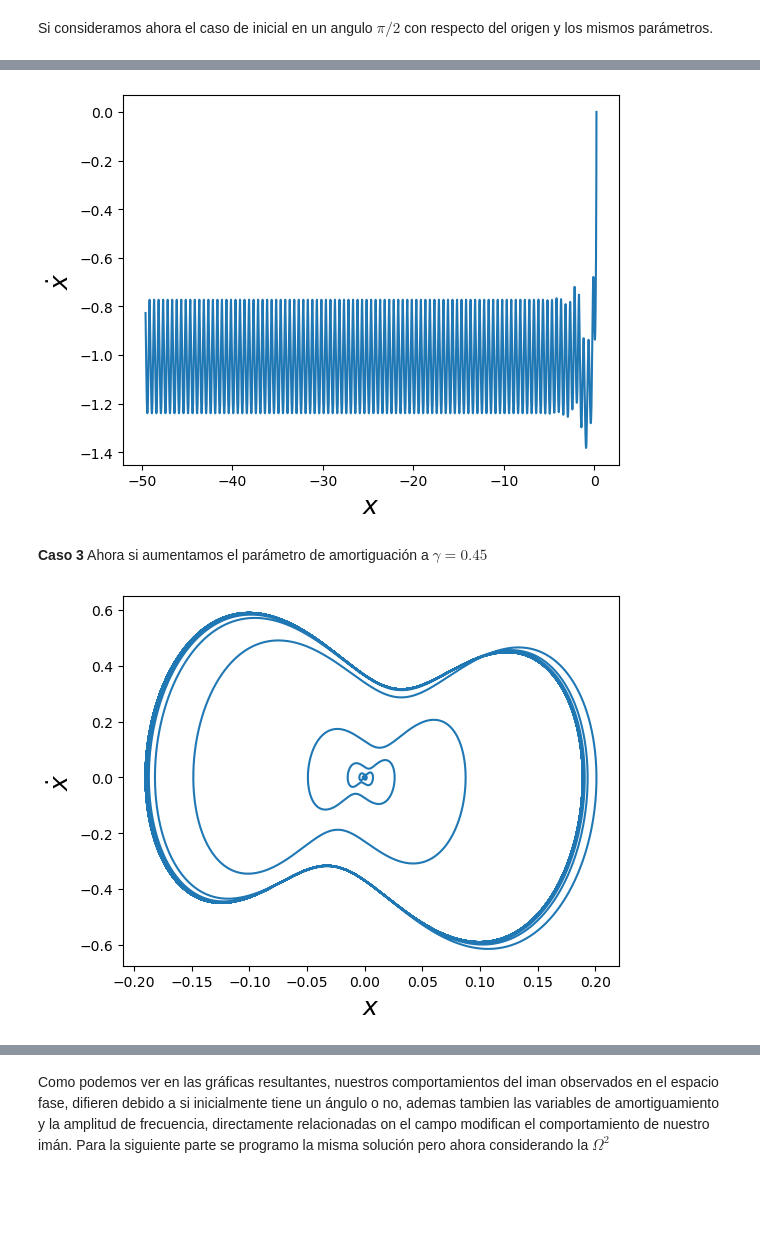
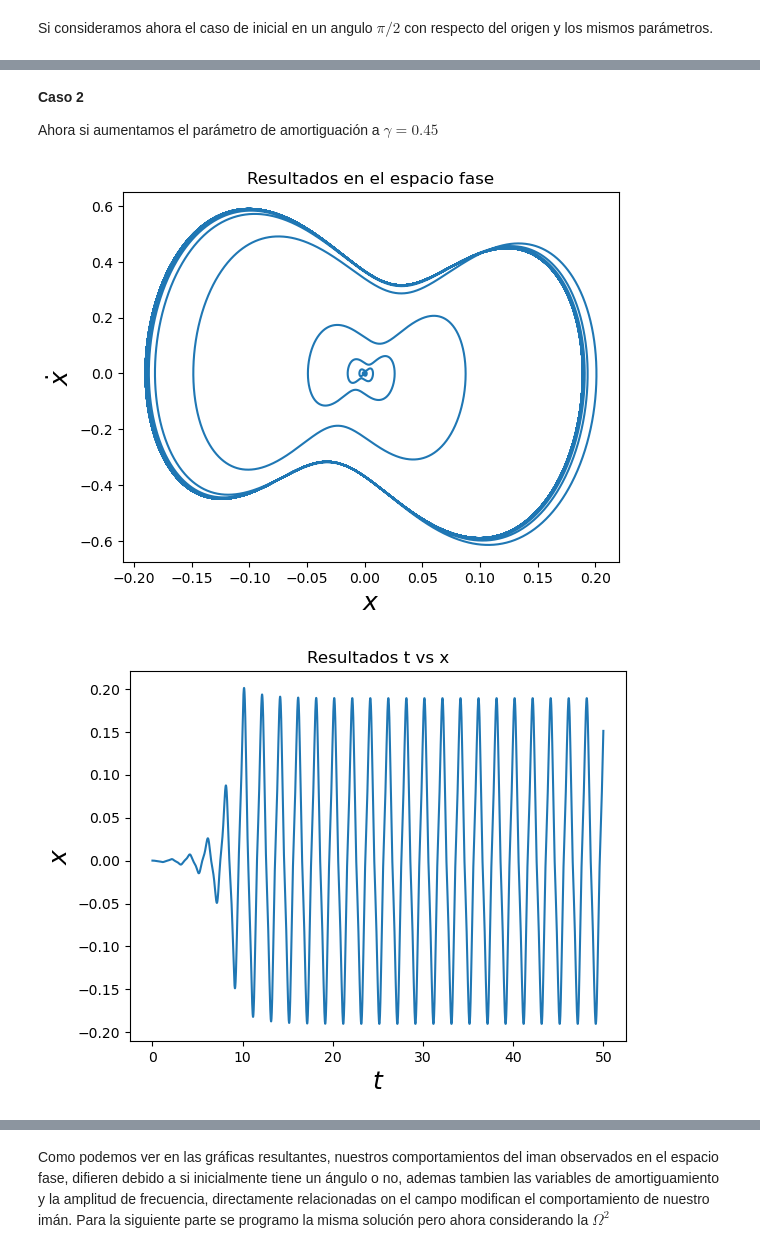
Before and after one commit to Arely00/ArelyGuadalupeJimenezDIaz-mn-2024, a Jupyter notebook: Proyecto Final.ipynb, the cells around one changed output, grey strips where cells are left out. Cells and saved outputs as stored; diff of their text form; code cells hidden in the pictures; blank space fills up the shorter version.

```diff
--- a/Proyecto Final.ipynb
+++ b/Proyecto Final.ipynb
@@ -227,11 +214,12 @@ Graf(0.5,0,0,0.001,100,0.35,0.89)
-# %%
-Graf(0.25,0,0,0.001,50,0.35,0.89)
-# %% [output]
-[figure, removed]
 # %% [markdown]
-**Caso 3**
+**Caso 2**
+
 Ahora si aumentamos el parámetro de amortiguación a $\gamma=0.45$
 # %%
 Graf(0,0,0,0.001,50,0.45,0.75)
+Graf0(0,0,0,0.001,50,0.45,0.75)
+
+Graf2(0,0,0,0.001,10,0.45,0.75,10)
 # %% [output]
-[figure, old version]
+[figure, new version]
+[figure, added]
```
Also changed, not shown: parts of 20 cells of this notebook.
